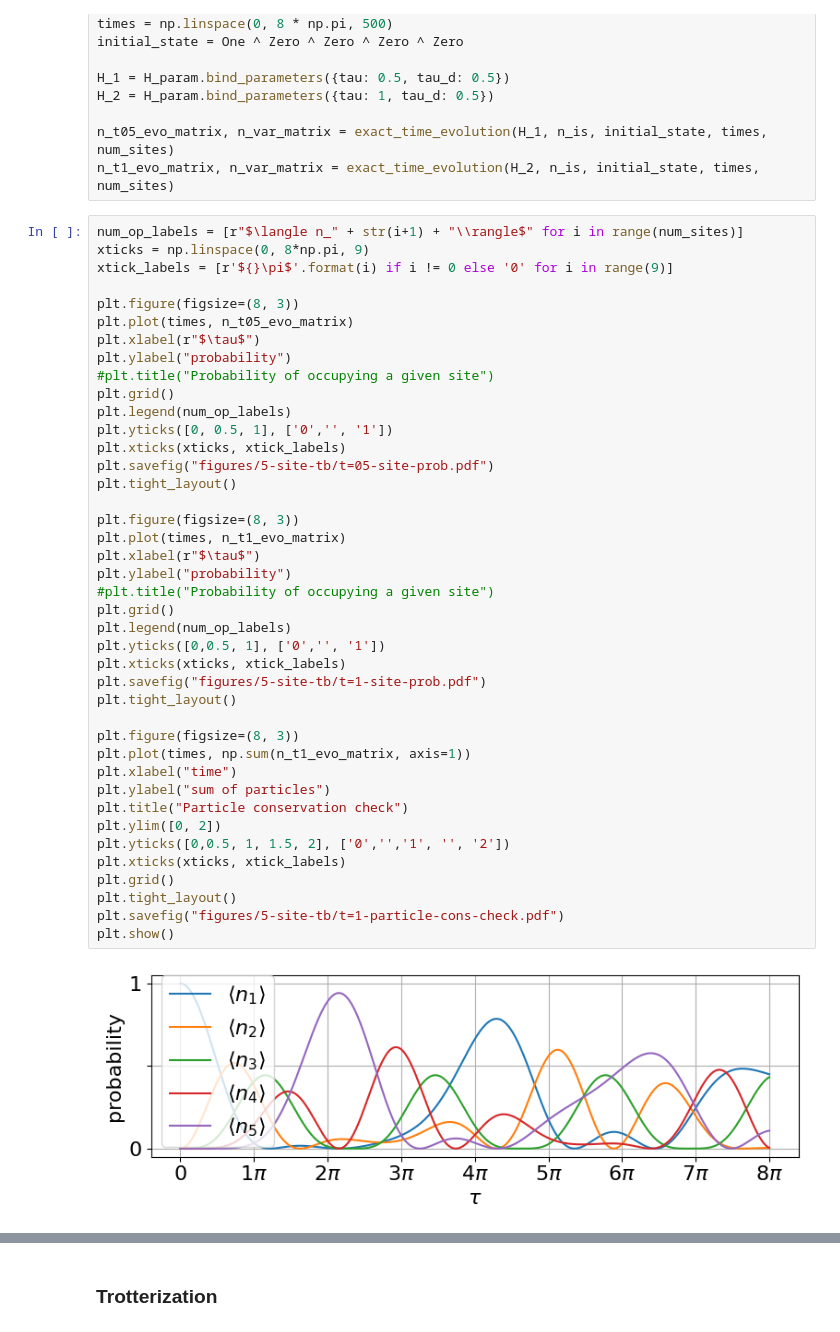
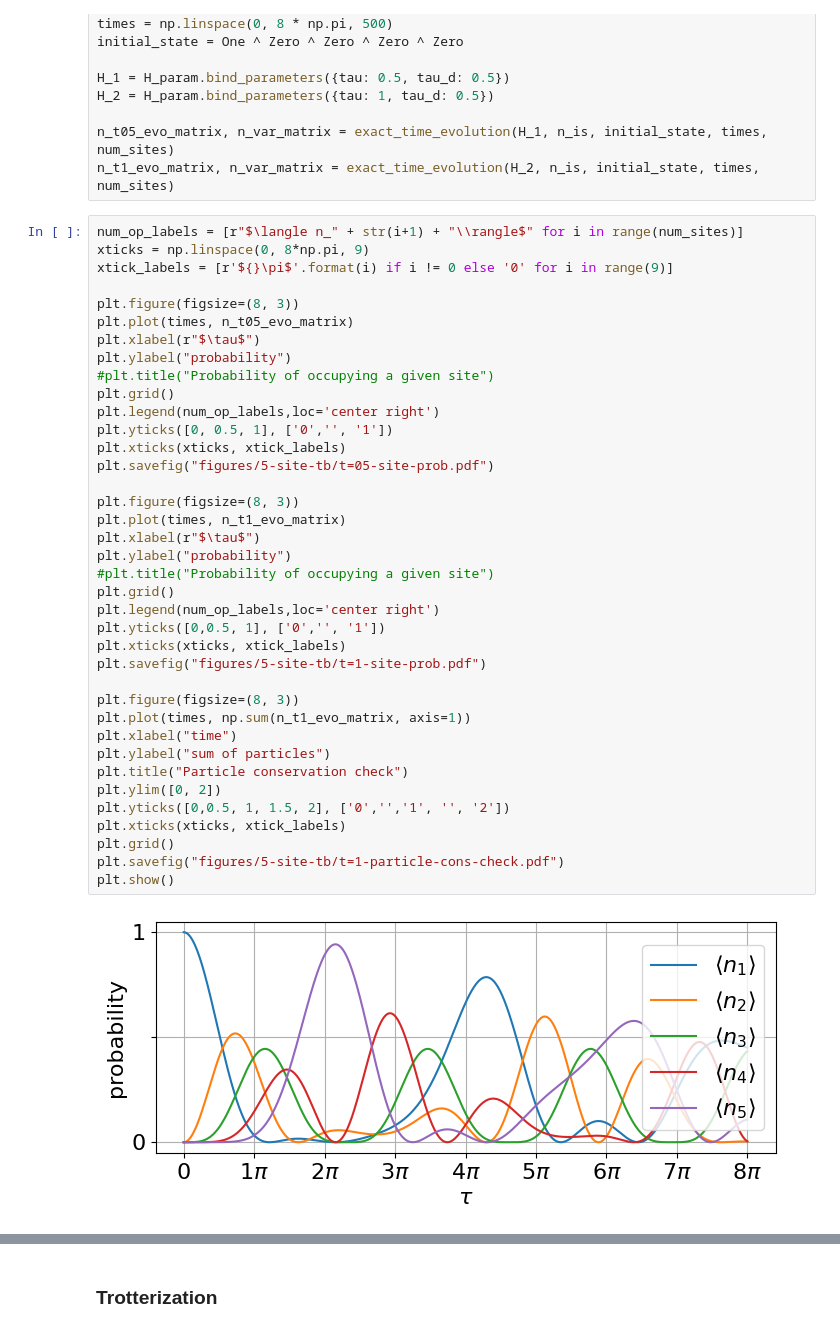
Before and after one commit to oscartq/qsim_mzm, a Jupyter notebook: tight-binding-chain/qsim-5-site-tight-binding.ipynb, the cells around one changed output, grey strips where cells are left out. Drawn from its saved outputs; the diff is of its cells as text.

Commit message:
generated new figures for the 5-site tight binding chain

```diff
--- a/tight-binding-chain/qsim-5-site-tight-binding.ipynb
+++ b/tight-binding-chain/qsim-5-site-tight-binding.ipynb
@@ -151,36 +151,33 @@ plt.plot(times, n_t05_evo_matrix)
 plt.xlabel(r"$\tau$")
 plt.ylabel("probability")
 #plt.title("Probability of occupying a given site")
 plt.grid()
-plt.legend(num_op_labels)
+plt.legend(num_op_labels,loc='center right')
 plt.yticks([0, 0.5, 1], ['0','', '1'])
 plt.xticks(xticks, xtick_labels)
 plt.savefig("figures/5-site-tb/t=05-site-prob.pdf")
-plt.tight_layout()
 
 plt.figure(figsize=(8, 3))
 plt.plot(times, n_t1_evo_matrix)
 plt.xlabel(r"$\tau$")
 plt.ylabel("probability")
 #plt.title("Probability of occupying a given site")
 plt.grid()
-plt.legend(num_op_labels)
+plt.legend(num_op_labels,loc='center right')
 plt.yticks([0,0.5, 1], ['0','', '1'])
 plt.xticks(xticks, xtick_labels)
 plt.savefig("figures/5-site-tb/t=1-site-prob.pdf")
-plt.tight_layout()
 
 plt.figure(figsize=(8, 3))
 plt.plot(times, np.sum(n_t1_evo_matrix, axis=1))
 plt.xlabel("time")
 plt.ylabel("sum of particles")
 plt.title("Particle conservation check")
 plt.ylim([0, 2])
 plt.yticks([0,0.5, 1, 1.5, 2], ['0','','1', '', '2'])
 plt.xticks(xticks, xtick_labels)
 plt.grid()
-plt.tight_layout()
 plt.savefig("figures/5-site-tb/t=1-particle-cons-check.pdf")
 plt.show()
 # %% [output]
-[figure, old version]
+[figure, new version]
```
Also changed, not shown: parts of 1 cell of this notebook, 8 other files.
